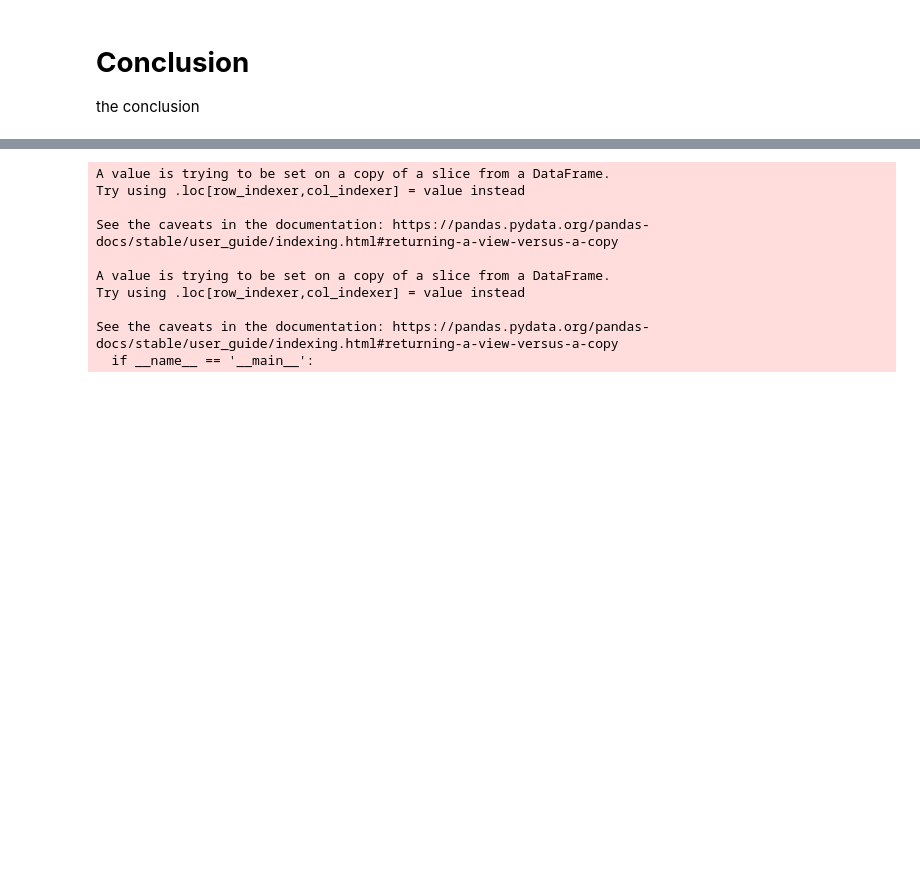
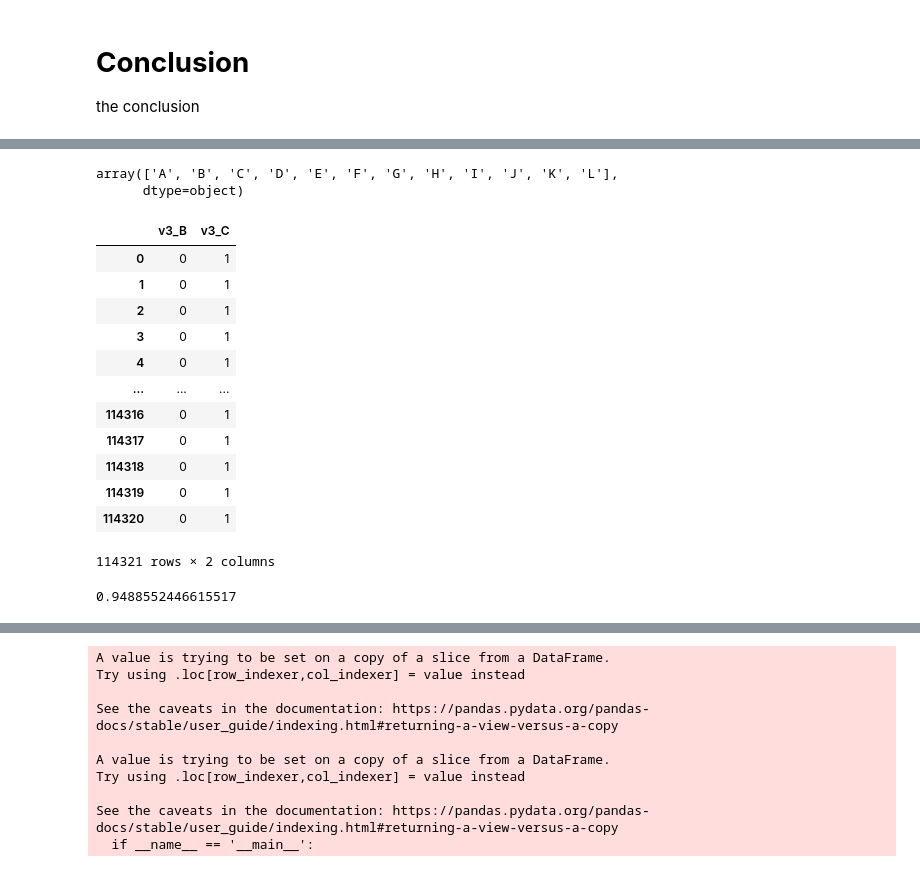
Before and after one commit to sjmiller8182/quant-the-world, a Jupyter notebook: case_study_4/RF_XGB_SVM.ipynb, the cells around one changed output, grey strips where cells are left out. Drawn from its saved outputs; the diff is of its cells as text; code cells hidden in the pictures; blank space fills up the shorter version.

```diff
--- a/case_study_4/RF_XGB_SVM.ipynb
+++ b/case_study_4/RF_XGB_SVM.ipynb
@@ -219,7 +234,7 @@ data = pd.read_csv('./data/case_8.csv')
 # put the target in another variable
 target = data.target
 # drop off ID and target
-data = data.drop(['ID', 'target'], axis=1)
+data = data.drop(['ID', 'target', 'v22'], axis=1)
 # get train and test sets
 X_train, X_test, y_train, y_test = train_test_split(data,
                                                     target,
@@ -227,0 +273,24 @@ X_train, X_test, y_train, y_test = train_test_split(data,
+# %%
+np.unique(data['v52'])
+# %% [output]
+array(['A', 'B', 'C', 'D', 'E', 'F', 'G', 'H', 'I', 'J', 'K', 'L'],
+      dtype=object)
+# %%
+obj_columns = list(data.select_dtypes(include='object'))
+onehots = pd.get_dummies(data[obj_columns])
+# %%
+onehots.iloc[:, 1:3]
+# %% [output]
+|  | v3_B | v3_C |
+| 0 | 0 | 1 |
+| 1 | 0 | 1 |
+| 2 | 0 | 1 |
+| 3 | 0 | 1 |
+| 4 | 0 | 1 |
+| ... | ... | ... |
+| 114316 | 0 | 1 |
+| 114317 | 0 | 1 |
+| 114318 | 0 | 1 |
+| 114319 | 0 | 1 |
+| 114320 | 0 | 1 |
+114321 rows × 2 columns
@@ -227,0 +305,4 @@ X_train, X_test, y_train, y_test = train_test_split(data,
+# %%
+np.sum(pca.explained_variance_ratio_)
+# %% [output]
+0.9488552446615517
```
Also changed, not shown: parts of 17 cells of this notebook.
